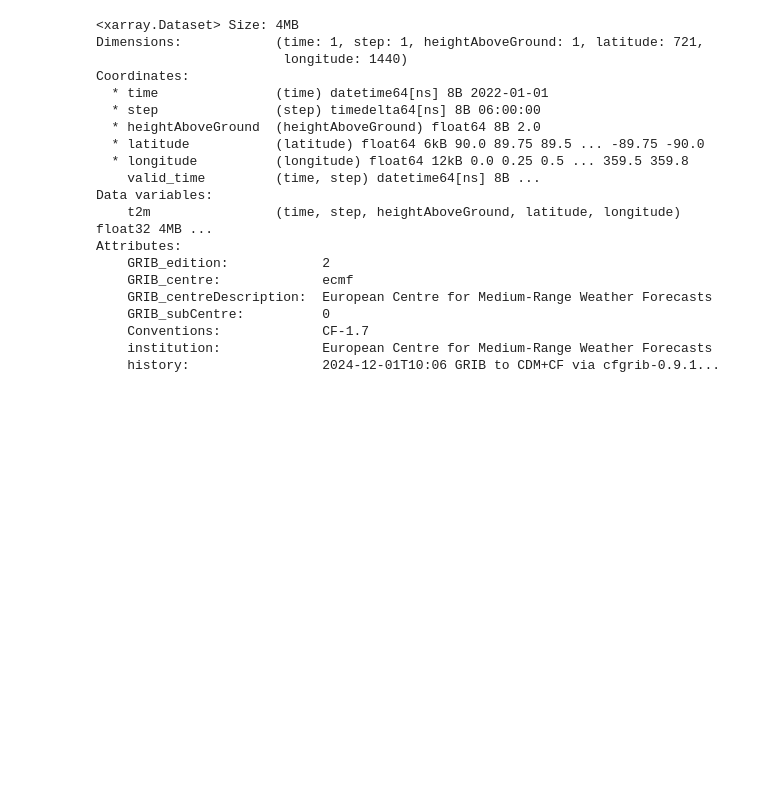
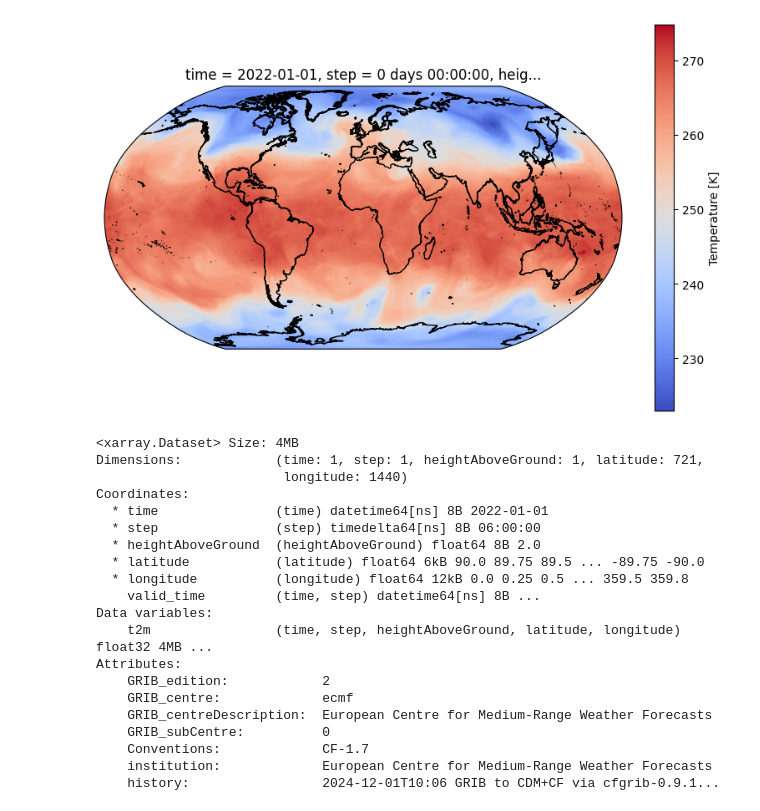
Before and after one commit to SaptarishiD/ai-models, a Jupyter notebook: src/ai_models/grib_analysis.ipynb, the cells around one changed output. Saved outputs shown, nothing was run; the diff lists cells and outputs as text; code cells hidden in the pictures; blank space fills up the shorter version.

```diff
--- a/src/ai_models/grib_analysis.ipynb
+++ b/src/ai_models/grib_analysis.ipynb
@@ -16,3 +62,15 @@ pangu6 = f"{pangu_dir}/out-pangu-6.grib"
+# %%
+import cartopy.crs as ccrs
+import cartopy
+
+fig = plt.figure(figsize=(10, 10))
+ax = plt.axes(projection=ccrs.Robinson())
+ax.coastlines(resolution="10m")
+plot = ds['t'].isel(isobaricInhPa=1).plot(
+    cmap=plt.cm.coolwarm, transform=ccrs.PlateCarree(), cbar_kwargs={"shrink": 0.6}
+)
+# %% [output]
+[figure, added]
 # %%
 def convert(data_filename):
   data_nc = data_filename + '.nc'
```
Also changed, not shown: parts of 11 cells of this notebook.
